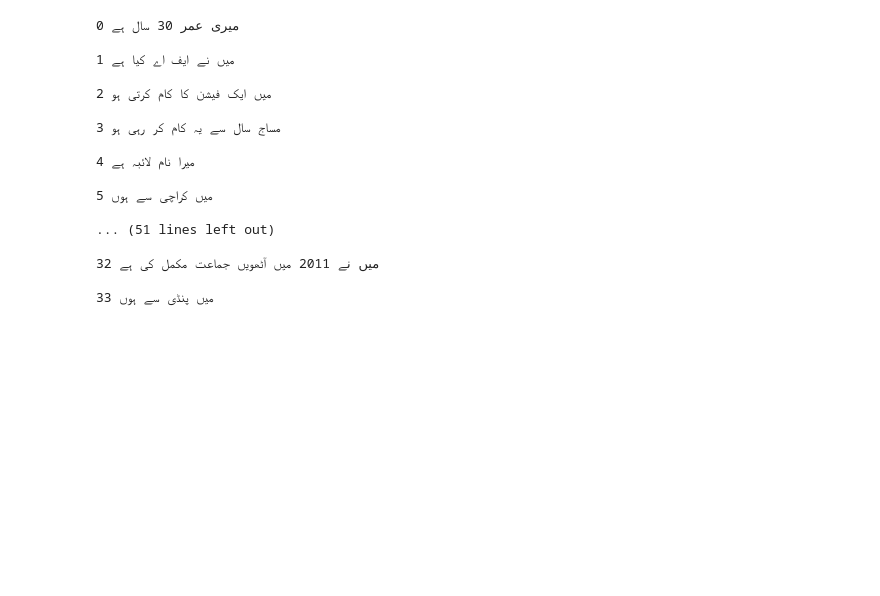
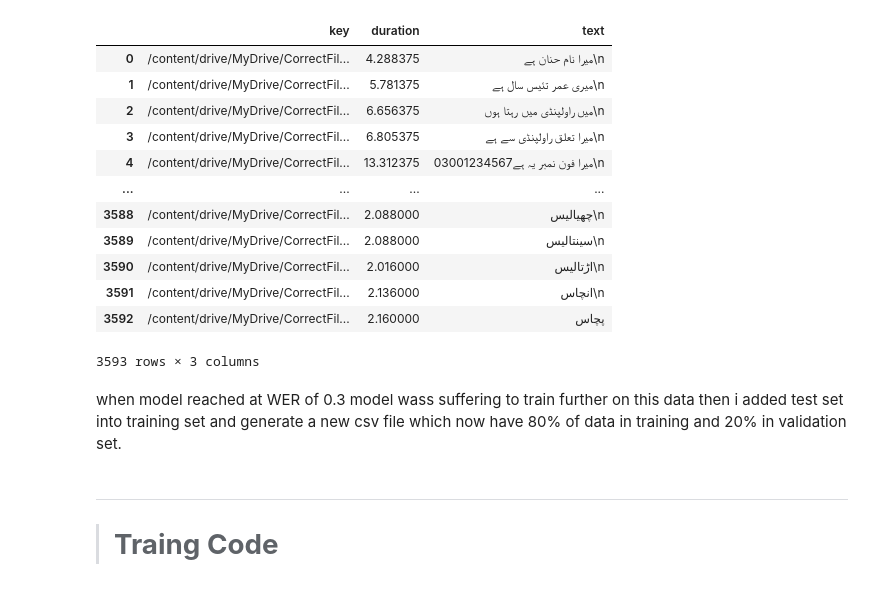
Before and after one commit to hamzaali278/SpeakCV_FYP1, a Jupyter notebook: FypCode.ipynb, the cells around one changed output. Cells and saved outputs as stored; diff of their text form; code cells hidden in the pictures; blank space fills up the shorter version.

```diff
--- a/FypCode.ipynb
+++ b/FypCode.ipynb
@@ -10,39 +63,0 @@ text=[]
-# %%
-file = open('transcribe.txt', encoding="utf8")
-data_= file.readlines()
-for count,i in enumerate(data_):
-    print(count,i)
-    location=str(count+1)+'.wav'
-    audio = wave.open(location)
-    key.append(location)
-    text.append(i)    # Audio Transcription append into array named "text"
-    frames = audio.getnframes()
-    rate = audio.getframerate()
-    dur = frames / float(rate)
-    audio.close()
-    duration.append(dur)
-
-file.close()
-# %% [output]
-0 میری عمر 30 سال ہے
-
-1 میں نے ایف اے کیا ہے
-
-2 میں ایک فیشن کا کام کرتی ہو
-
-3 مساج سال سے یہ کام کر رہی ہو
-
-4 میرا نام لائبہ ہے
-
-5 میں کراچی سے ہوں
-
-... (51 lines left out)
-
-32 میں نے 2011 میں آٹھویں جماعت مکمل کی ہے
-
-33 میں پنڈی سے ہوں
-# %%
-di = {'key':key,'duration':duration,'text':text}
-df = pd.DataFrame(di)
-
-df.to_csv("Alina_dataset.csv",index=False)
@@ -49 +66,18 @@ df.to_csv("Alina_dataset.csv",index=False)
+# %%
+
+df
+# %% [output]
+|  | key | duration | text |
+| 0 | /content/drive/MyDrive/CorrectFil... | 4.288375 | میرا نام حنان ہے\n |
+| 1 | /content/drive/MyDrive/CorrectFil... | 5.781375 | میری عمر تئیس سال ہے\n |
+| 2 | /content/drive/MyDrive/CorrectFil... | 6.656375 | میں راولپنڈی میں رہتا ہوں\n |
+| 3 | /content/drive/MyDrive/CorrectFil... | 6.805375 | میرا تعلق راولپنڈی سے ہے\n |
+| 4 | /content/drive/MyDrive/CorrectFil... | 13.312375 | میرا فون نمبر یہ ہے03001234567\n |
+| ... | ... | ... | ... |
+| 3588 | /content/drive/MyDrive/CorrectFil... | 2.088000 | چھیالیس\n |
+| 3589 | /content/drive/MyDrive/CorrectFil... | 2.088000 | سینتالیس\n |
+| 3590 | /content/drive/MyDrive/CorrectFil... | 2.016000 | اڑتالیس\n |
+| 3591 | /content/drive/MyDrive/CorrectFil... | 2.136000 | انچاس\n |
+| 3592 | /content/drive/MyDrive/CorrectFil... | 2.160000 | پچاس |
+3593 rows × 3 columns
 # %%
@@ -55 +90,3 @@ test.to_csv("test.csv",index=False)
+# %% [markdown]
+when model reached at WER of 0.3 model wass suffering to train further on this data then i added test set into training set and generate a new csv file which now have 80% of data in training and 20% in validation set.
 # %%
@@ -69,0 +99,5 @@ for count,i in enumerate(data_):
+# %% [markdown]
+________________________________________________________________________________
+
+
+># **Traing Code**
```
Also changed, not shown: parts of 22 cells of this notebook.
